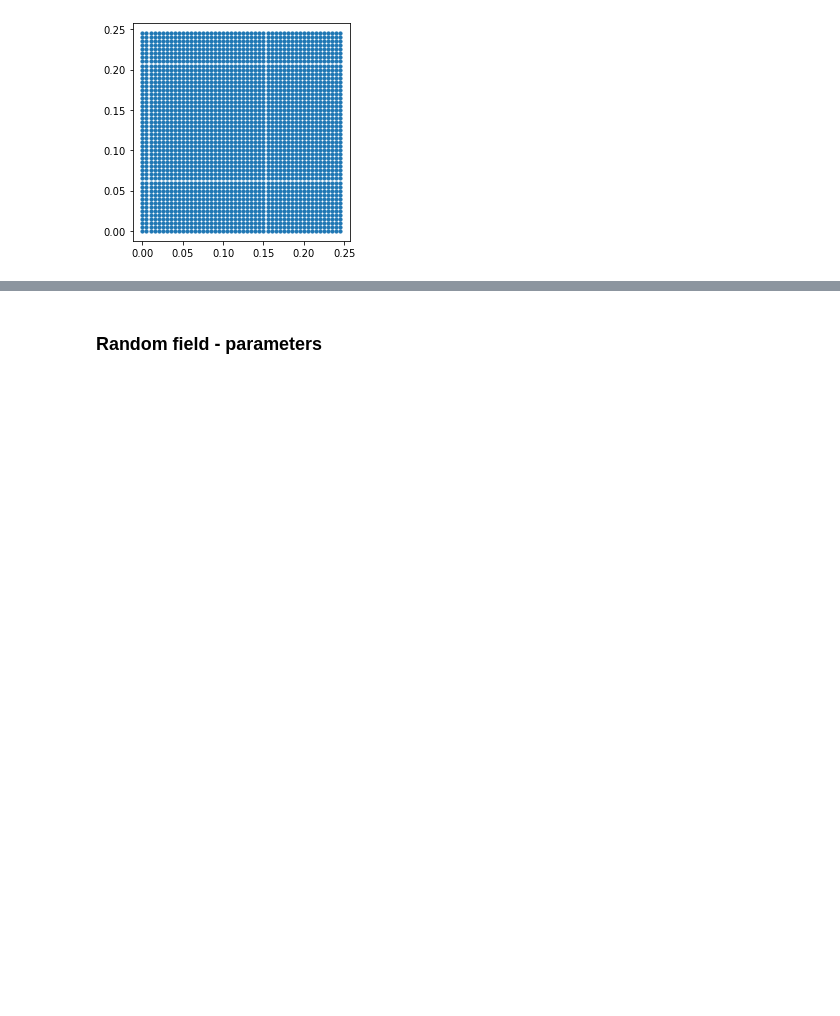
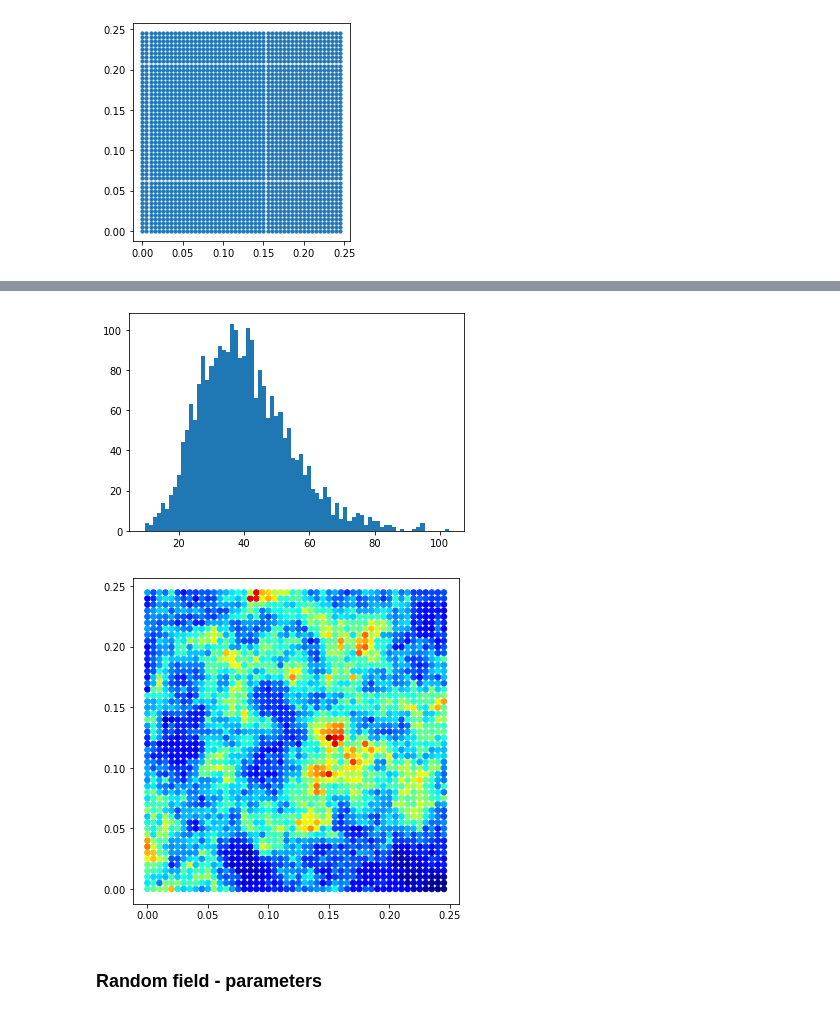
Before and after one commit to mark-hobbs/pyrf, a Jupyter notebook: Random_field_generation.ipynb, the cells around one changed output, grey strips where cells are left out. Saved outputs shown, nothing was run; the diff lists cells and outputs as text; code cells hidden in the pictures; blank space fills up the shorter version.

```diff
--- a/Random_field_generation.ipynb
+++ b/Random_field_generation.ipynb
@@ -59,3 +59,12 @@ plt.hist(K);
+# %%
+lognormal = LogNormal(42.3, 800)
+md = MD(C, lognormal)
+K = md.build_distribution()
+plt.hist(K, 75);
+md.visualise(x, K)
+# %% [output]
+[figure, added]
+[figure, added]
 # %% [markdown]
 ### Random field - parameters
 # %%
```
Also changed, not shown: parts of 6 cells of this notebook, 3 other files.
